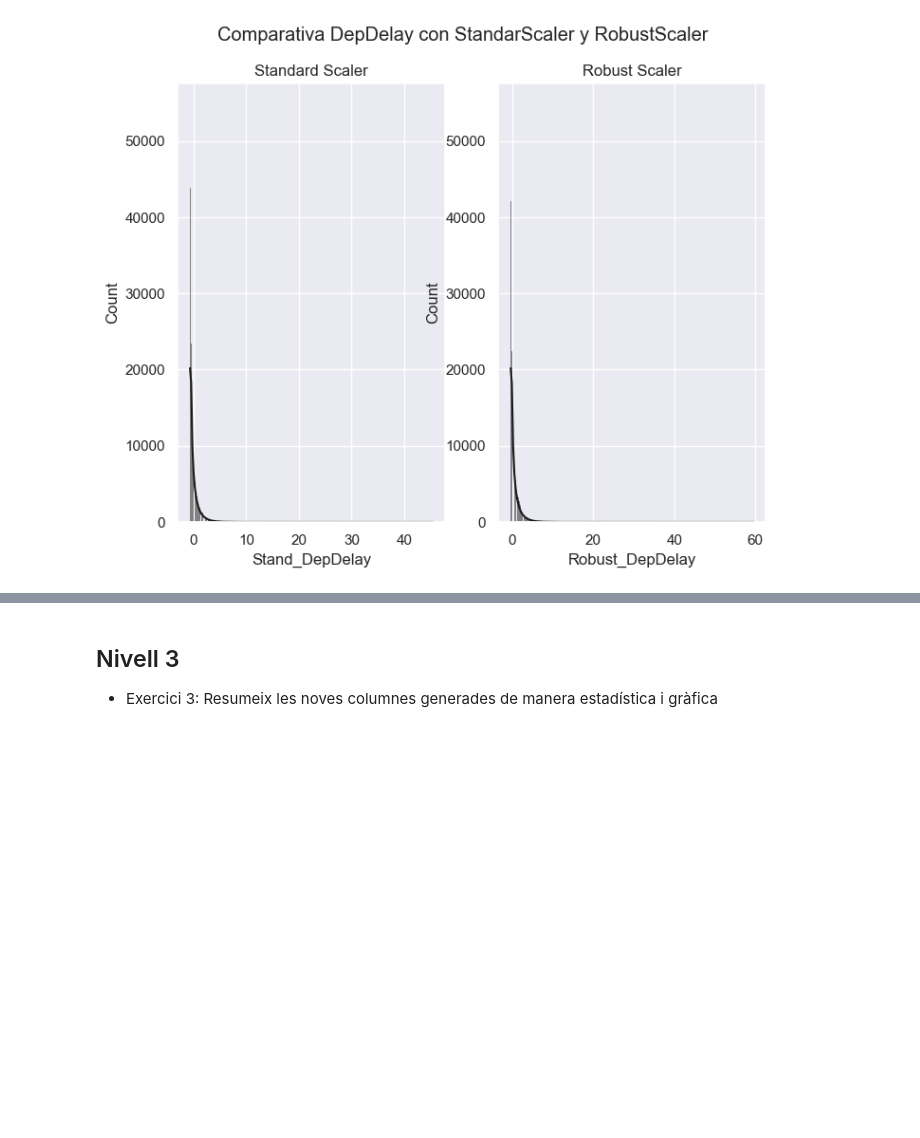
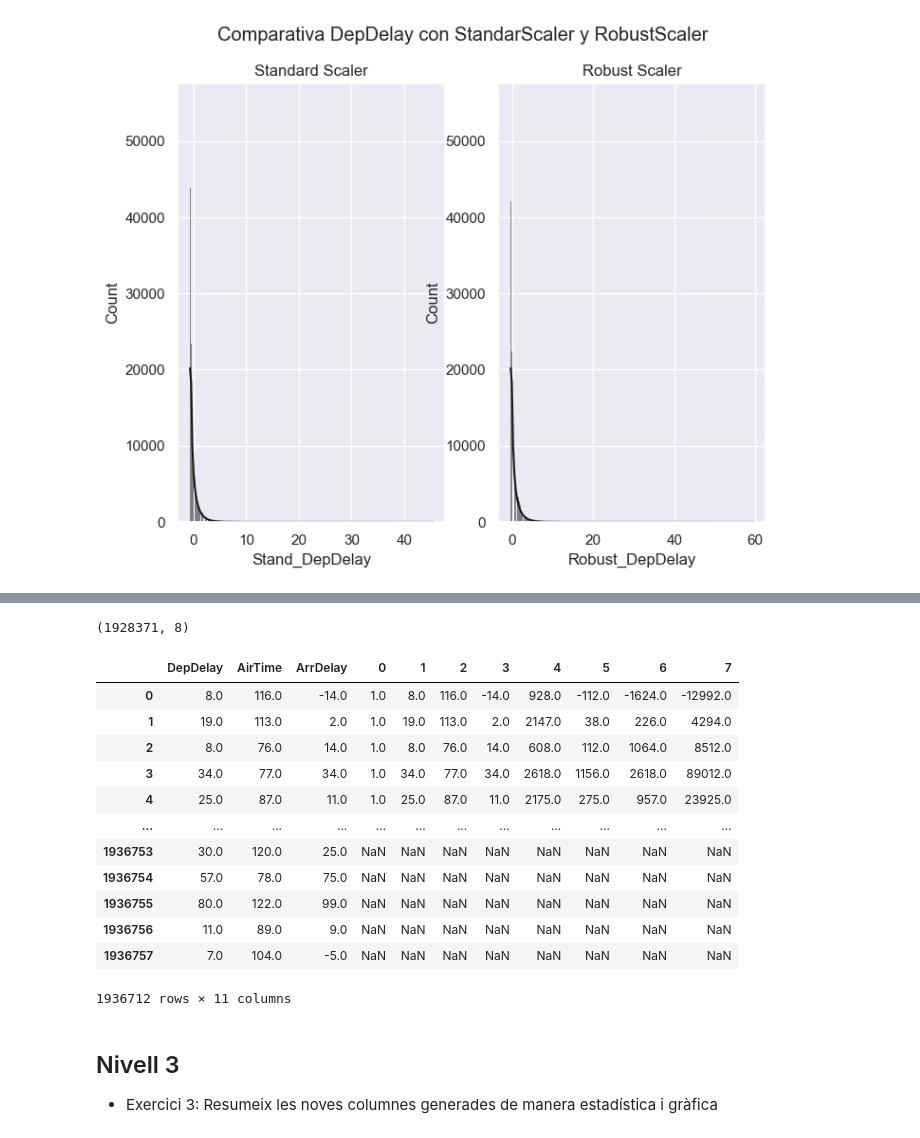
Before and after one commit to Yms002/Ejercicios, a Jupyter notebook: S11_T01/S11_T01 - Practicant amb training i test sets.ipynb, the cells around one changed output, grey strips where cells are left out. Drawn from its saved outputs; the diff is of its cells as text; code cells hidden in the pictures; blank space fills up the shorter version.

```diff
--- a/S11_T01/S11_T01 - Practicant amb training i test sets.ipynb
+++ b/S11_T01/S11_T01 - Practicant amb training i test sets.ipynb
@@ -16,7 +16,7 @@ plt.style.use('default')
 plt.rcParams.update({'font.size': 16, 'figure.figsize': (8, 6)}) # set font and plot size to be larger
 
 # Carga del dataset:
-delay_df = pd.read_csv(r'DelayedFlights.csv')
+delay_df = pd.read_csv(r'..\DB\DelayedFlights.csv')
 
 pd.set_option('display.max_columns', None) #muestra todas las columnas
 
@@ -218,0 +260,3 @@ plt.show()
+# %%
+poli = delay_df[['DepDelay', 'AirTime', 'ArrDelay']]
+poli.head()
@@ -218,0 +278,4 @@ plt.show()
+# %%
+# Como el número de NaN es pequeño, los eliminamos
+poli_drop = poli.dropna()
+poli_drop.count()
@@ -218,0 +296,4 @@ plt.show()
+# %%
+transform = PolynomialFeatures(degree=3, interaction_only=True, ) # "Poli" se transforma de: DepDelay=X1, AirTime=X2 y ArrDelay=X3; a 1, X1, X2, X3, X1*X2, X1*X3, X2*X3, X1*X2*X3
+a = pd.DataFrame(transform.fit_transform(poli_drop))
+a.tail()
@@ -219,3 +307,24 @@ plt.show()
+# %%
+a.shape
+# %% [output]
+(1928371, 8)
+# %%
+poli_drop = pd.concat([poli_drop, a], axis=1)
+poli_drop
+# %% [output]
+|  | DepDelay | AirTime | ArrDelay | 0 | 1 | 2 | 3 | 4 | 5 | 6 | 7 |
+| 0 | 8.0 | 116.0 | -14.0 | 1.0 | 8.0 | 116.0 | -14.0 | 928.0 | -112.0 | -1624.0 | -12992.0 |
+| 1 | 19.0 | 113.0 | 2.0 | 1.0 | 19.0 | 113.0 | 2.0 | 2147.0 | 38.0 | 226.0 | 4294.0 |
+| 2 | 8.0 | 76.0 | 14.0 | 1.0 | 8.0 | 76.0 | 14.0 | 608.0 | 112.0 | 1064.0 | 8512.0 |
+| 3 | 34.0 | 77.0 | 34.0 | 1.0 | 34.0 | 77.0 | 34.0 | 2618.0 | 1156.0 | 2618.0 | 89012.0 |
+| 4 | 25.0 | 87.0 | 11.0 | 1.0 | 25.0 | 87.0 | 11.0 | 2175.0 | 275.0 | 957.0 | 23925.0 |
+| ... | ... | ... | ... | ... | ... | ... | ... | ... | ... | ... | ... |
+| 1936753 | 30.0 | 120.0 | 25.0 | NaN | NaN | NaN | NaN | NaN | NaN | NaN | NaN |
+| 1936754 | 57.0 | 78.0 | 75.0 | NaN | NaN | NaN | NaN | NaN | NaN | NaN | NaN |
+| 1936755 | 80.0 | 122.0 | 99.0 | NaN | NaN | NaN | NaN | NaN | NaN | NaN | NaN |
+| 1936756 | 11.0 | 89.0 | 9.0 | NaN | NaN | NaN | NaN | NaN | NaN | NaN | NaN |
+| 1936757 | 7.0 | 104.0 | -5.0 | NaN | NaN | NaN | NaN | NaN | NaN | NaN | NaN |
+1936712 rows × 11 columns
 # %% [markdown]
 ## Nivell 3
 
```
Also changed, not shown: parts of 8 cells of this notebook.
